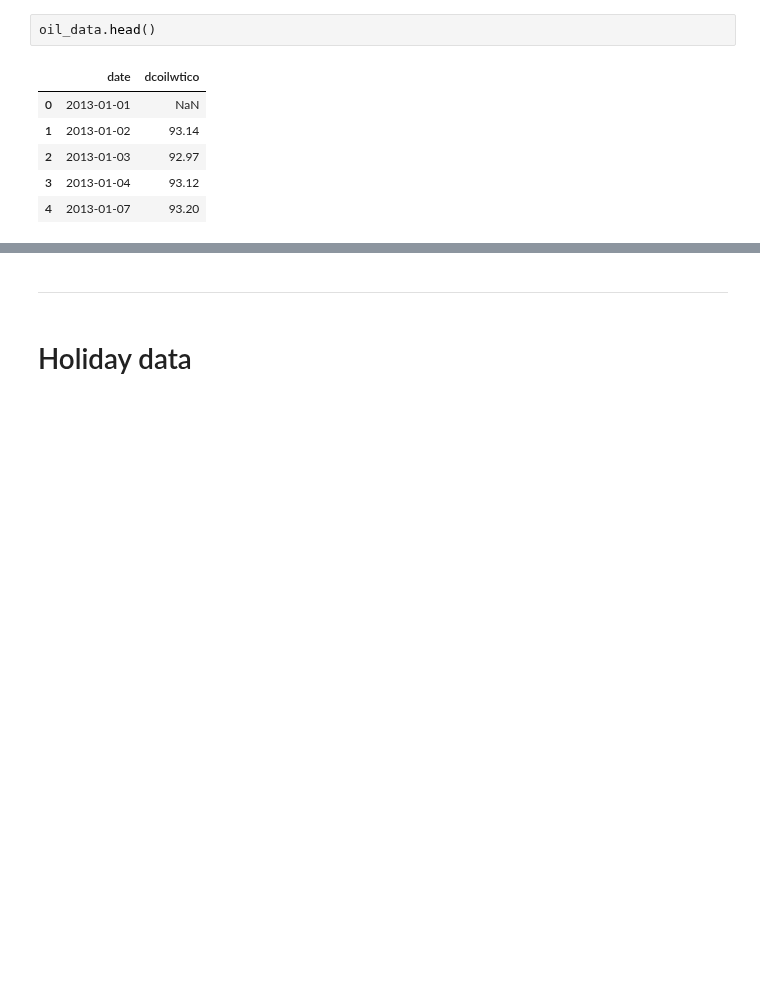
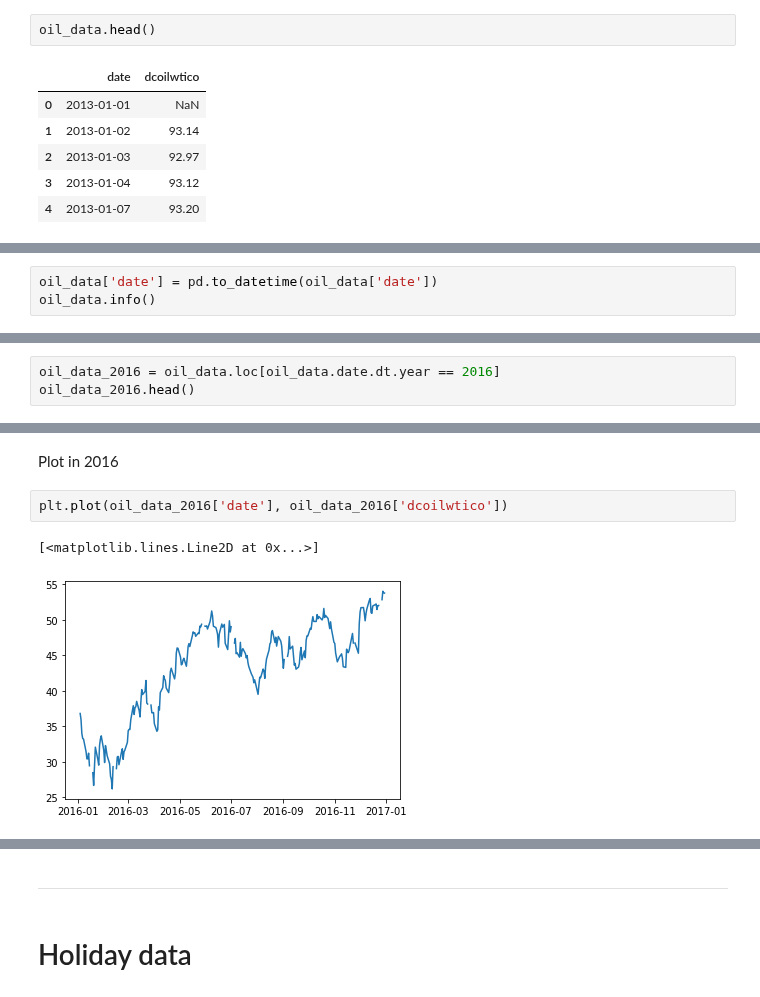
Before and after one commit to didine13/forecasting_for_sales, a Jupyter notebook: notebooks/nhouyvanisvong_dataexplo2.ipynb, the cells around one changed output, grey strips where cells are left out. Cells and saved outputs as stored; diff of their text form; blank space fills up the shorter version.

Commit message:
make some plots

```diff
--- a/notebooks/nhouyvanisvong_dataexplo2.ipynb
+++ b/notebooks/nhouyvanisvong_dataexplo2.ipynb
@@ -129,0 +127,3 @@ memory usage: 19.2+ KB
+# %%
+oil_data['date'] = pd.to_datetime(oil_data['date'])
+oil_data.info()
@@ -129,0 +140,3 @@ memory usage: 19.2+ KB
+# %%
+oil_data_2016 = oil_data.loc[oil_data.date.dt.year == 2016]
+oil_data_2016.head()
@@ -129,0 +150,7 @@ memory usage: 19.2+ KB
+# %% [markdown]
+Plot in 2016
+# %%
+plt.plot(oil_data_2016['date'], oil_data_2016['dcoilwtico'])
+# %% [output]
+[<matplotlib.lines.Line2D at 0x...>]
+[figure, added]
```
Also changed, not shown: parts of 20 cells of this notebook.
